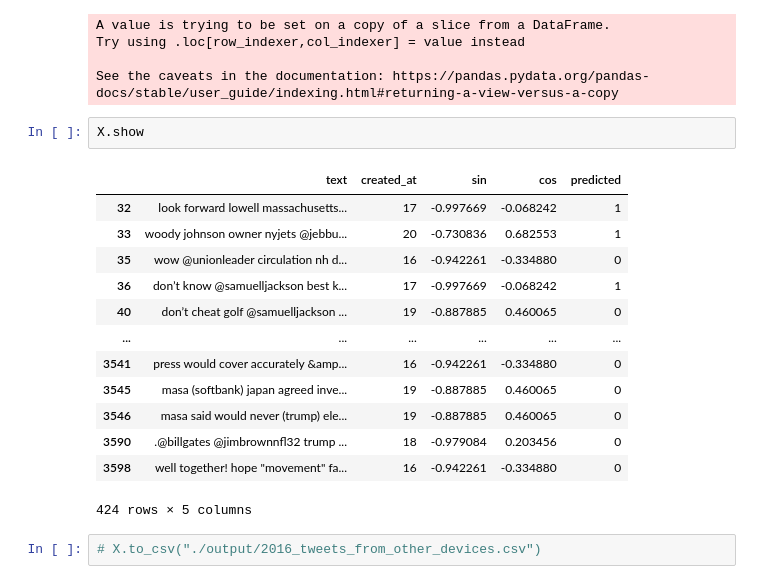
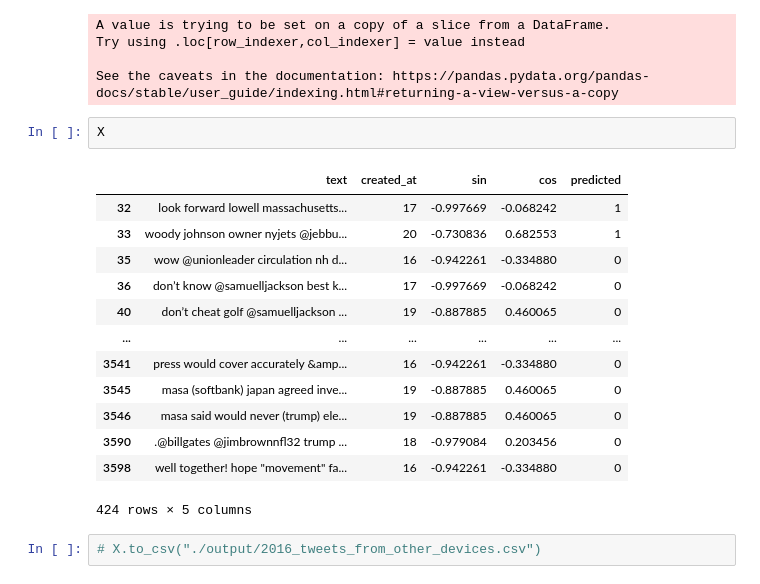
Before and after one commit to AvAkanksh/DonaldTrump-Tweet-Classification, a Jupyter notebook: final.ipynb, the cells around one changed output. Drawn from its saved outputs; the diff is of its cells as text.

```diff
--- a/final.ipynb
+++ b/final.ipynb
@@ -481,13 +493,13 @@ Try using .loc[row_indexer,col_indexer] = value instead
 
 See the caveats in the documentation: https://pandas.pydata.org/pandas-docs/stable/user_guide/indexing.html#returning-a-view-versus-a-copy
 # %%
-X.show
+X
 # %% [output]
 |  | text | created_at | sin | cos | predicted |
 | 32 | look forward lowell massachusetts... | 17 | -0.997669 | -0.068242 | 1 |
 | 33 | woody johnson owner nyjets @jebbu... | 20 | -0.730836 | 0.682553 | 1 |
 | 35 | wow @unionleader circulation nh d... | 16 | -0.942261 | -0.334880 | 0 |
-| 36 | don’t know @samuelljackson best k... | 17 | -0.997669 | -0.068242 | 1 |
+| 36 | don’t know @samuelljackson best k... | 17 | -0.997669 | -0.068242 | 0 |
 | 40 | don’t cheat golf @samuelljackson ... | 19 | -0.887885 | 0.460065 | 0 |
 | ... | ... | ... | ... | ... | ... |
 | 3541 | press would cover accurately &amp... | 16 | -0.942261 | -0.334880 | 0 |
```
Also changed, not shown: parts of 19 cells of this notebook, 1 other file.
